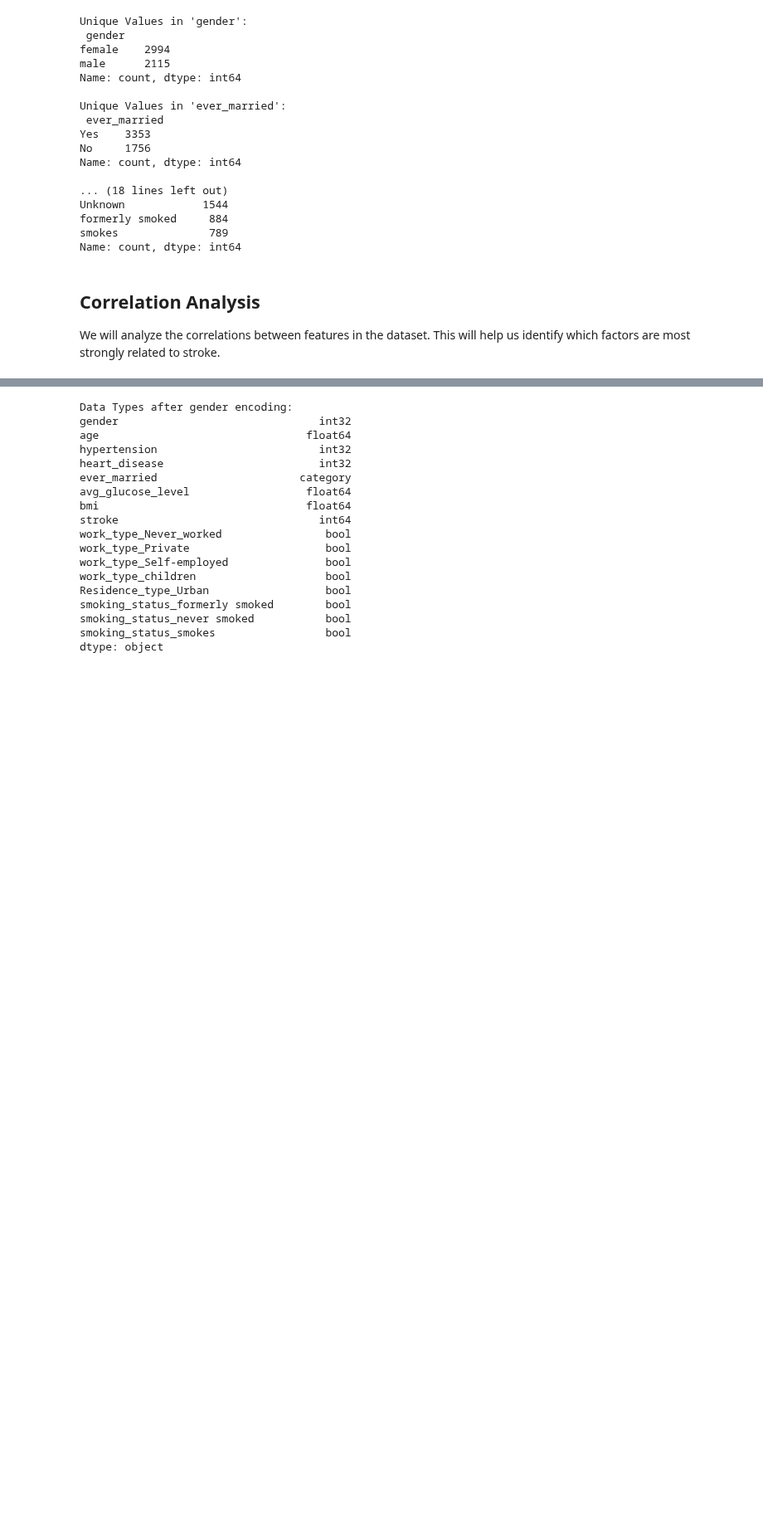
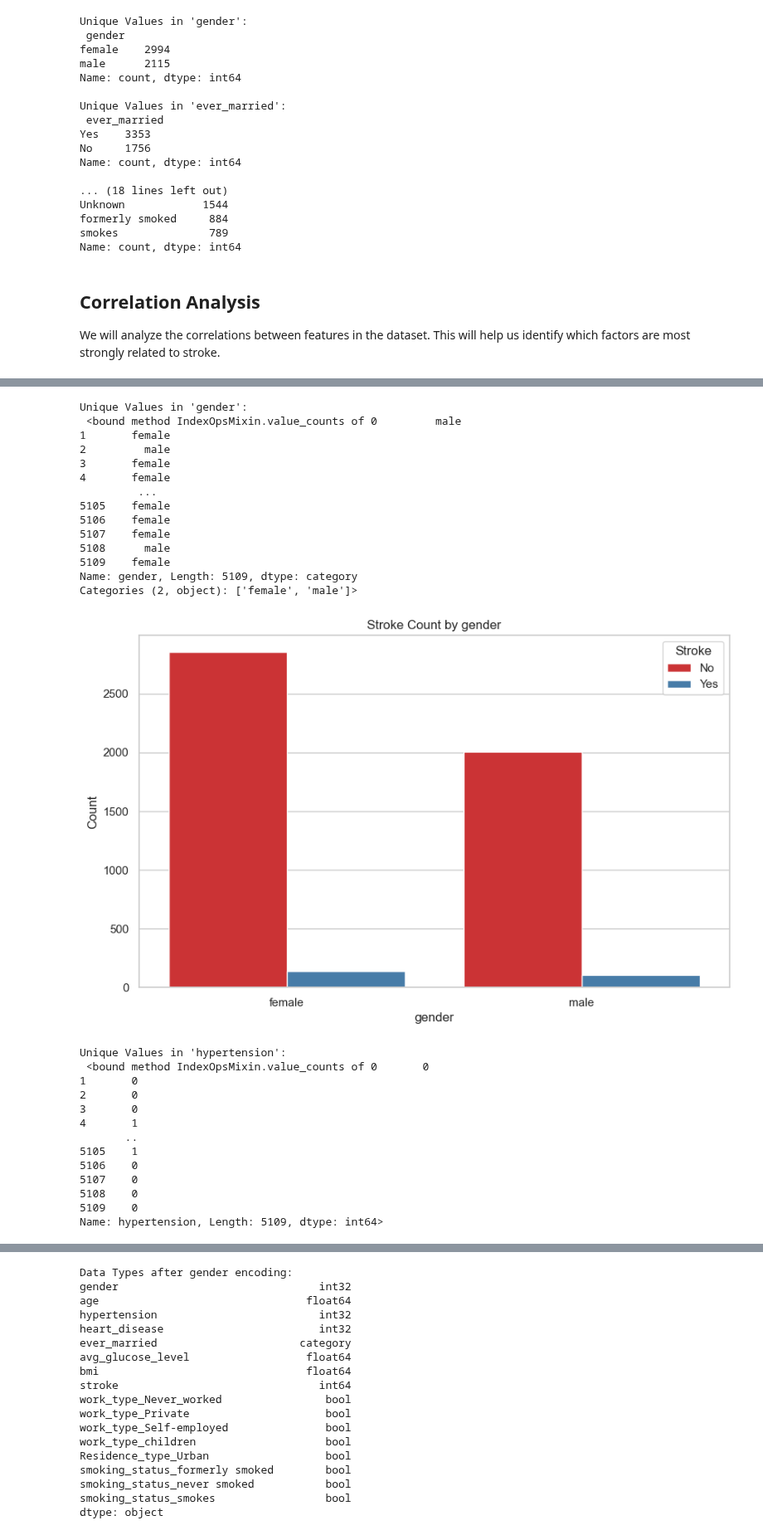
Before and after one commit to richenapedro/Data-Science-Analyst, a Jupyter notebook: Stroke Prediction/script/Stroke Prediction.ipynb, the cells around one changed output, grey strips where cells are left out. Shown at 83% size. Drawn from its saved outputs; the diff is of its cells as text; code cells hidden in the pictures; blank space fills up the shorter version.

```diff
--- a/Stroke Prediction/script/Stroke Prediction.ipynb
+++ b/Stroke Prediction/script/Stroke Prediction.ipynb
@@ -401,0 +407,47 @@ We will analyze the correlations between features in the dataset. This will help
+# %%
+# Display unique values of the categorical columns
+
+for column in ['gender','hypertension','heart_disease','ever_married','work_type','Residence_type','smoking_status']:
+    print(f"\nUnique Values in '{column}':\n", df[column].value_counts)
+
+    # Create a bar plot
+    plt.figure(figsize=(10, 6))
+    sns.countplot(data=df, x=column, hue='stroke', palette='Set1')
+
+    # Add title and labels
+    plt.title(f'Stroke Count by {column}')
+    plt.xlabel(column)
+    plt.ylabel('Count')
+    plt.legend(title='Stroke', labels=['No', 'Yes'])
+
+    # Show the plot
+    plt.show()
+# %% [output]
+Unique Values in 'gender':
+ <bound method IndexOpsMixin.value_counts of 0         male
+1       female
+2         male
+3       female
+4       female
+         ...
+5105    female
+5106    female
+5107    female
+5108      male
+5109    female
+Name: gender, Length: 5109, dtype: category
+Categories (2, object): ['female', 'male']>
+[figure, added]
+Unique Values in 'hypertension':
+ <bound method IndexOpsMixin.value_counts of 0       0
+1       0
+2       0
+3       0
+4       1
+       ..
+5105    1
+5106    0
+5107    0
+5108    0
+5109    0
+Name: hypertension, Length: 5109, dtype: int64>
```
Also changed, not shown: parts of 9 cells of this notebook.
